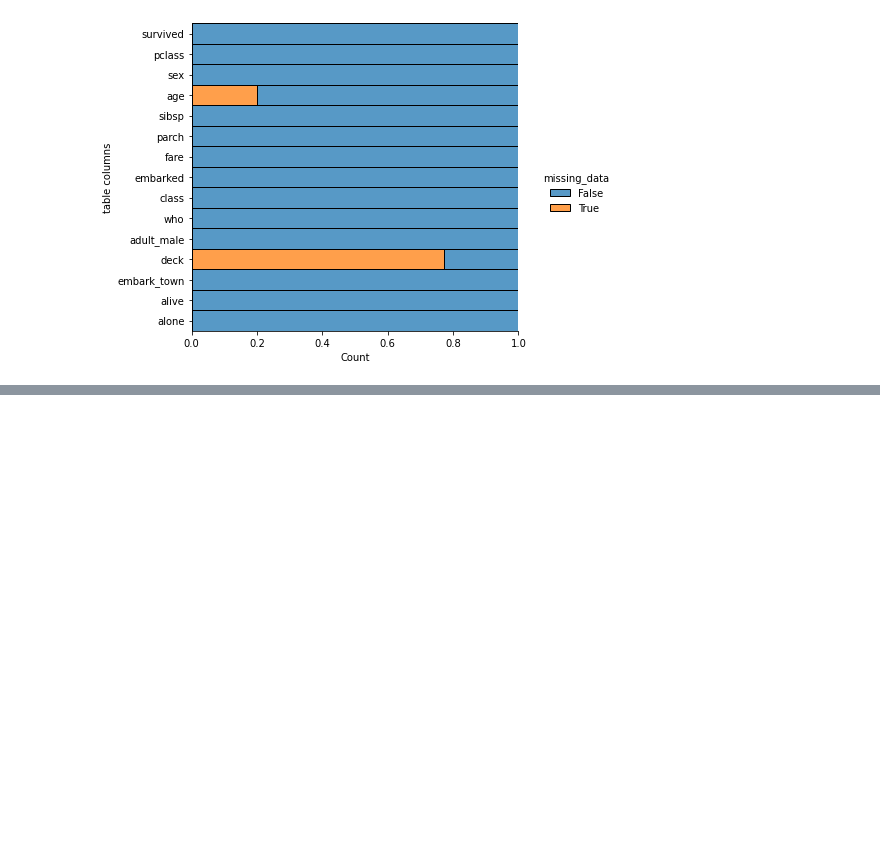
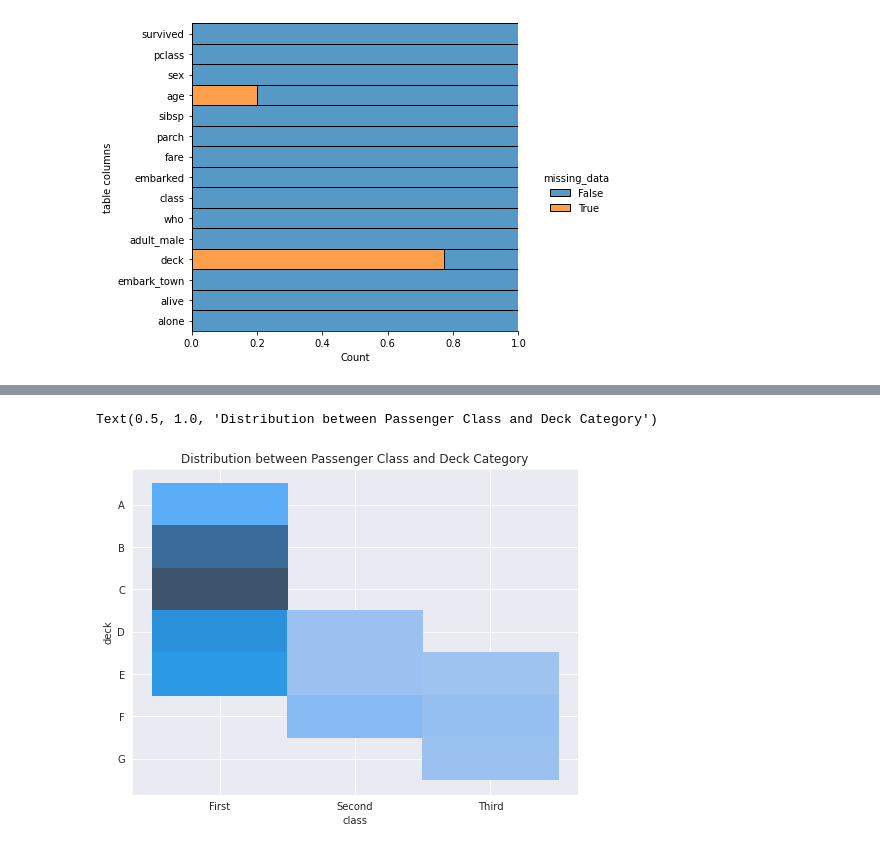
Before and after one commit to RanjitMenon09/MachineLearning, a Jupyter notebook: DataVisualization/titanicDataset/DataVisualization.ipynb, the cells around one changed output, grey strips where cells are left out. Cells and saved outputs as stored; diff of their text form; code cells hidden in the pictures; blank space fills up the shorter version.

```diff
--- a/DataVisualization/titanicDataset/DataVisualization.ipynb
+++ b/DataVisualization/titanicDataset/DataVisualization.ipynb
@@ -81,0 +113,8 @@ plt.show()
+# %%
+plt.figure(figsize=(8,6))
+sns.set_style('darkgrid')
+sns.histplot(x='class',y='deck',data=titanic)
+plt.title("Distribution between Passenger Class and Deck Category")
+# %% [output]
+Text(0.5, 1.0, 'Distribution between Passenger Class and Deck Category')
+[figure, added]
```
Also changed, not shown: parts of 7 cells of this notebook.
